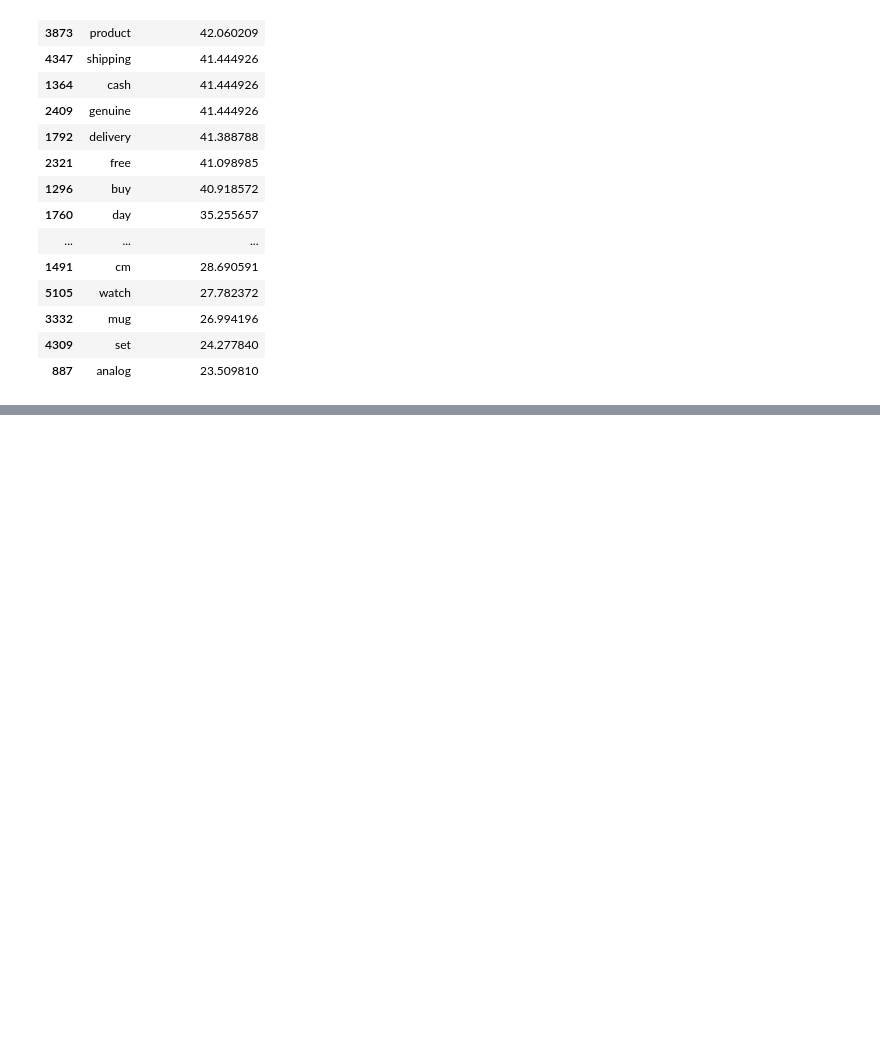
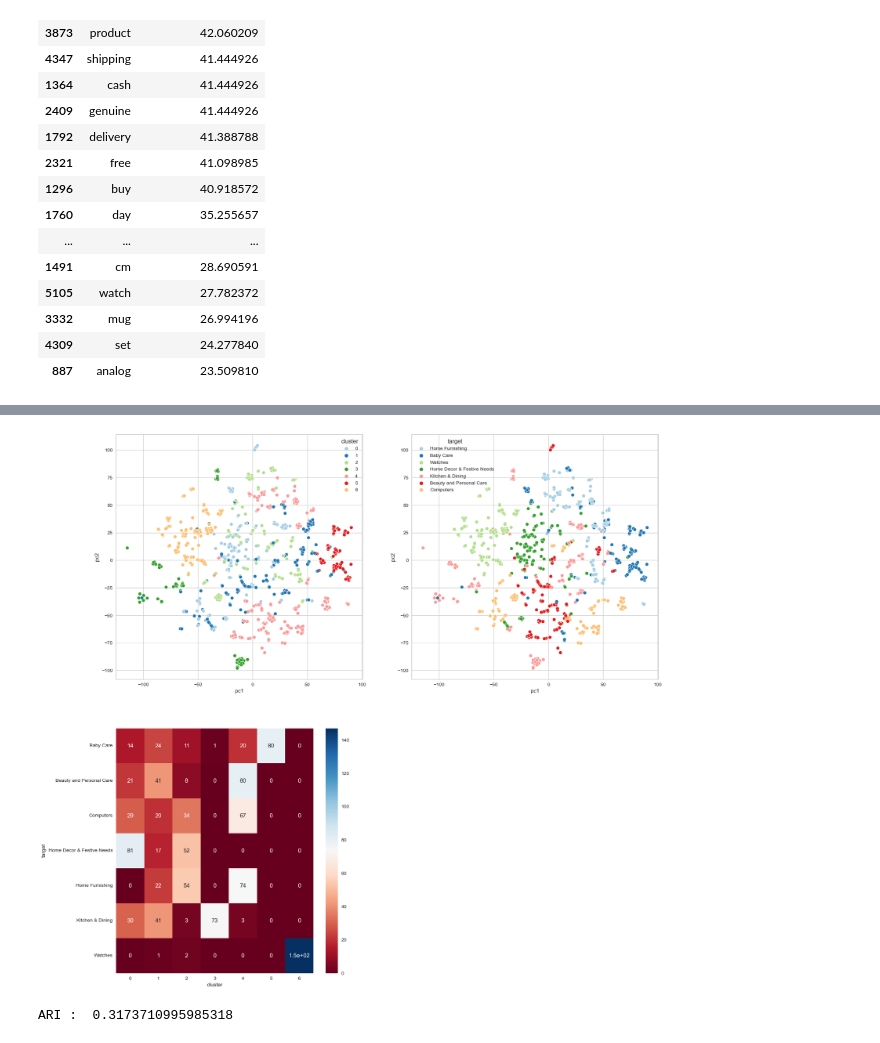
Before and after one commit to ArhurK/P6_NLP_Vison_OC, a Jupyter notebook: P6_Classifiez automatiquement des biens de consommation.ipynb, the cells around one changed output, grey strips where cells are left out. Drawn from its saved outputs; the diff is of its cells as text; code cells hidden in the pictures; blank space fills up the shorter version.

```diff
--- a/P6_Classifiez automatiquement des biens de consommation.ipynb
+++ b/P6_Classifiez automatiquement des biens de consommation.ipynb
@@ -749,0 +682,42 @@ array(['Home Furnishing', 'Baby Care', 'Watches',
+# %%
+from sklearn.manifold import TSNE
+
+X_embedded = TSNE(n_components=2, learning_rate='auto',
+               init='random', perplexity=3,random_state = 62023 ).fit_transform(X)
+
+
+fig = plt.figure(figsize=(20,20))
+
+#ax = fig.add_subplot(121) # ligne, colonne, élément
+
+plt.subplot(2,2,1)
+
+tmp = pd.DataFrame(X_embedded)
+tmp.columns = ['pc1','pc2']
+tmp['cluster'] = y_pred
+palette = sns.color_palette("Paired", 7)
+sns.scatterplot(data=tmp, x='pc1',y='pc2',hue='cluster',palette=palette)
+
+plt.subplot(2,2,2)
+
+#ax = fig.add_subplot(122)
+
+tmp['target'] = df['target']
+sns.scatterplot(data=tmp, x='pc1',y='pc2', hue='target',palette=palette)
+
+# ax = fig.add_subplot(221)
+plt.subplot(2,2,3)
+
+sns.heatmap(
+    pd.crosstab(tmp['target'],tmp['cluster']),
+    cmap= 'RdBu',
+    annot=True
+)
+
+
+plt.show()
+
+print('ARI : ', adjusted_rand_score(tmp['target'],tmp['cluster']))
+# %% [output]
+[figure, added]
+ARI :  0.3173710995985318
```
Also changed, not shown: parts of 46 cells of this notebook.
